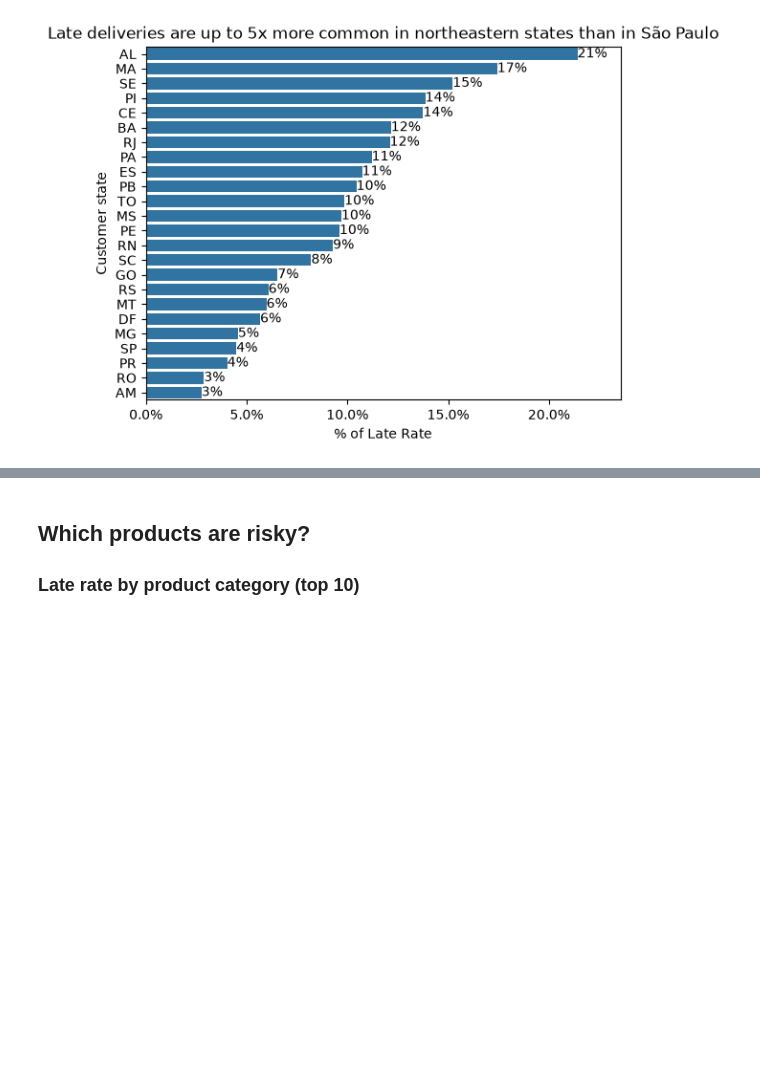
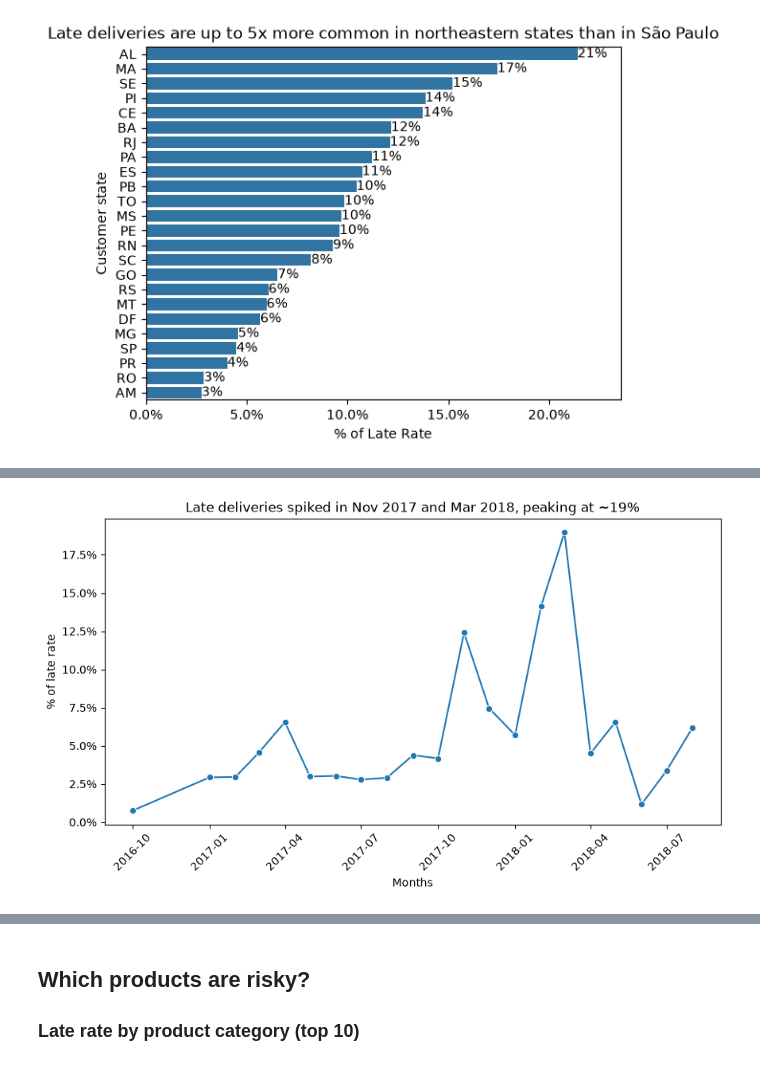
Before and after one commit to Abhigna008/olist-late-delivery-prediction, a Jupyter notebook: notebooks/01_eda.ipynb, the cells around one changed output, grey strips where cells are left out. Drawn from its saved outputs; the diff is of its cells as text; code cells hidden in the pictures; blank space fills up the shorter version.

Commit message:
EDA: add late rate by month and distance charts

```diff
--- a/notebooks/01_eda.ipynb
+++ b/notebooks/01_eda.ipynb
@@ -198,0 +202,2 @@ plt.show()
+# %%
+df["purchase_month"] = df["order_purchase_timestamp"].dt.to_period("M").dt.to_timestamp()
@@ -198,0 +215,7 @@ plt.show()
+# %%
+month_late = df.groupby("purchase_month").agg(
+    total_late_orders=("is_late", "sum"),
+    orders=("is_late", "count"),
+    late_rate=("is_late", "mean")
+)
+month_late
@@ -198,0 +243,4 @@ plt.show()
+# %%
+month_late = month_late.query("orders >= 100")
+month_late = month_late.sort_index()
+month_late
@@ -198,0 +266,11 @@ plt.show()
+# %%
+plt.figure(figsize=(10, 5))
+ax = sns.lineplot(data=month_late, x=month_late.index, y="late_rate", marker="o")
+plt.title("Late deliveries spiked in Nov 2017 and Mar 2018, peaking at ~19%")
+plt.xlabel("Months")
+plt.ylabel("% of late rate")
+plt.gca().yaxis.set_major_formatter(PercentFormatter(1))
+plt.xticks(rotation=45)
+plt.show()
+# %% [output]
+[figure, added]
```
Also changed, not shown: parts of 15 cells of this notebook.
